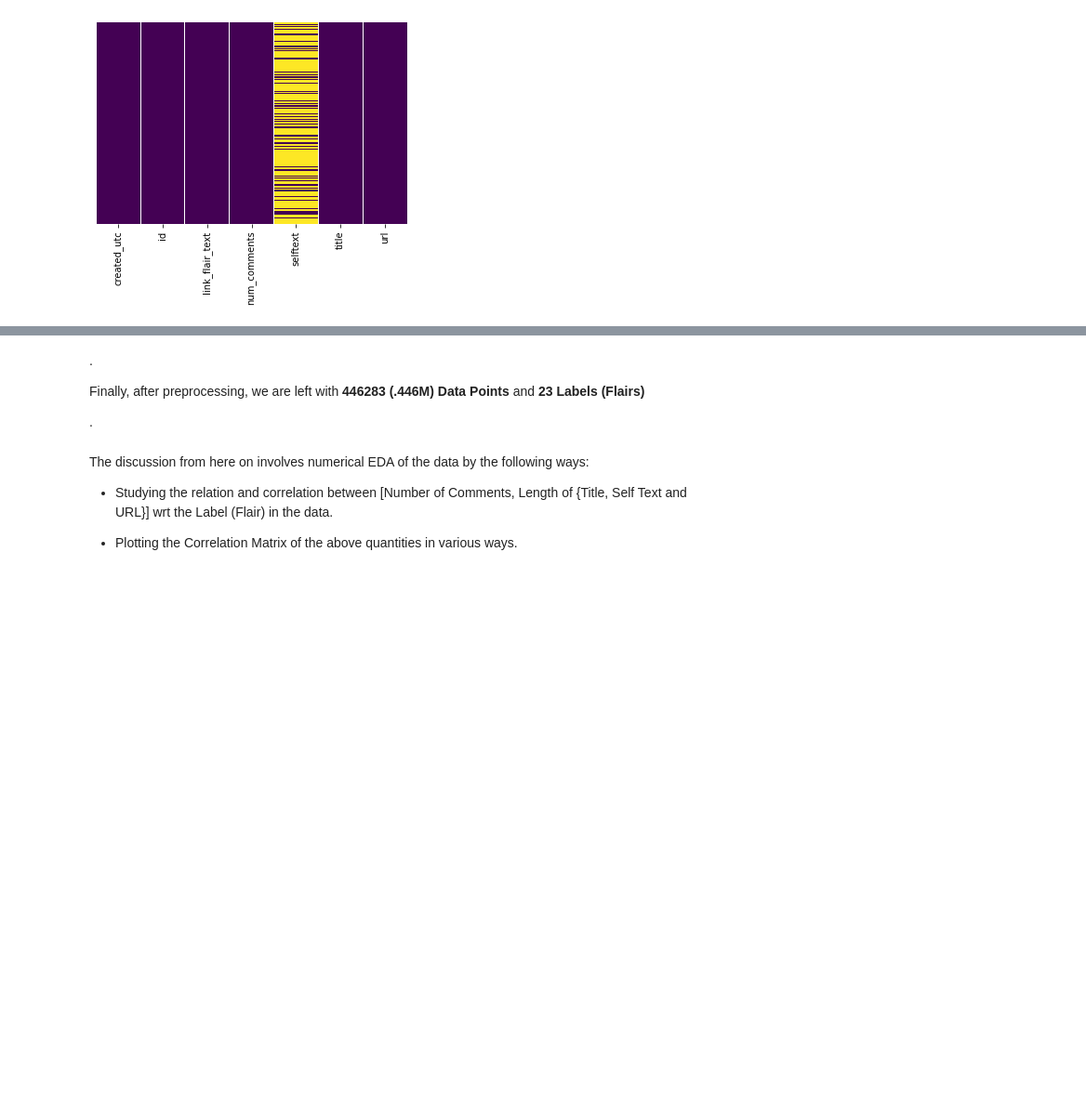
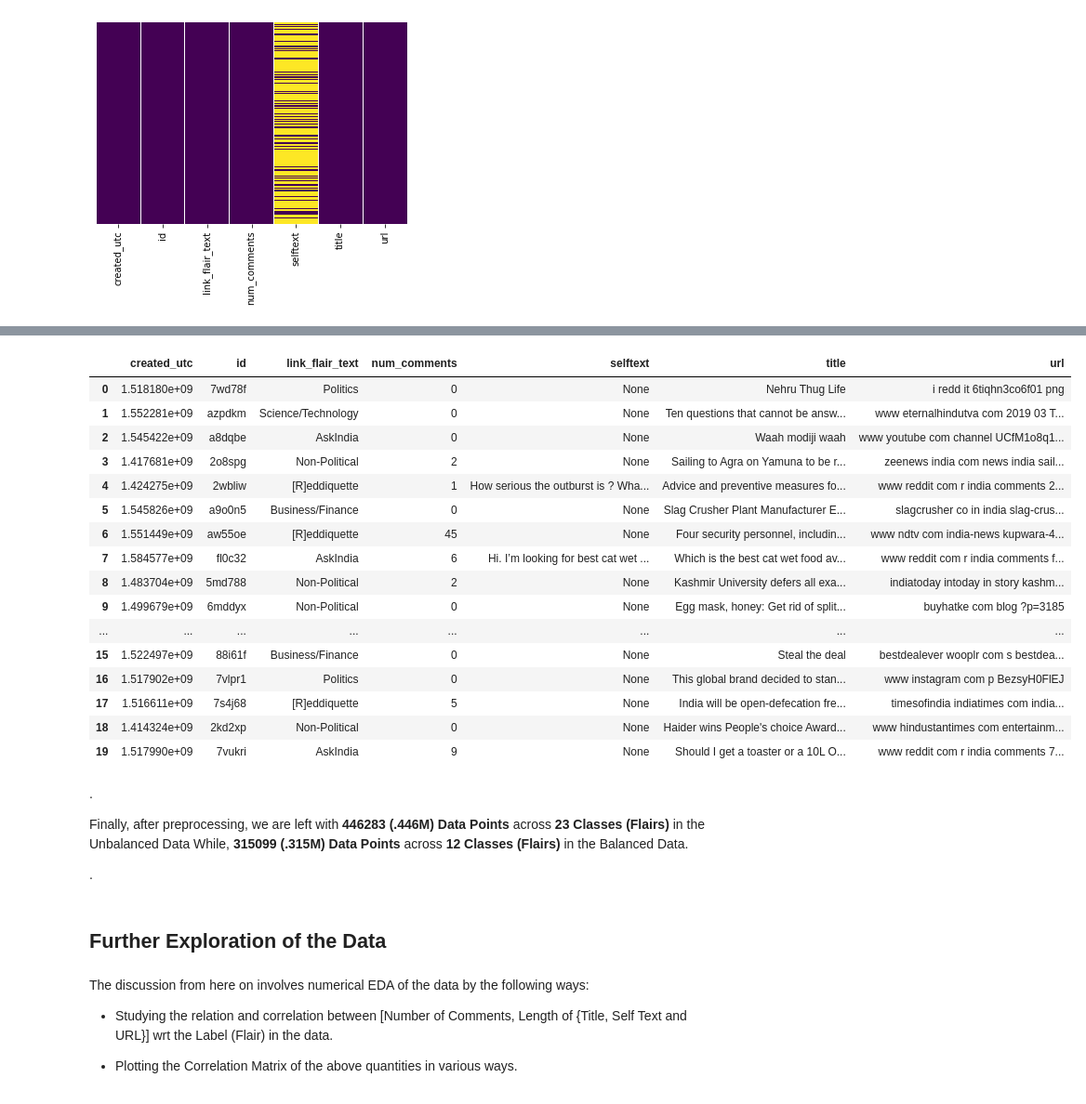
Before and after one commit to RachitBansal/RedditFlairDetector, a Jupyter notebook: 2_EDA&PreProcessing.ipynb, the cells around one changed output, grey strips where cells are left out. Shown: that part at 93% size. Drawn from its saved outputs; the diff is of its cells as text; code cells hidden in the pictures; blank space fills up the shorter version.

```diff
--- a/2_EDA&PreProcessing.ipynb
+++ b/2_EDA&PreProcessing.ipynb
@@ -228,0 +271,17 @@ df.fillna('None', inplace = True)
+# %%
+flairs_to_keep = list(set(df['link_flair_text']))
+# %%
+flairs_count = {
+    'flair': [],
+    'count': []
+}
+
+for flair in flairs_to_keep:
+  count = np.sum(df_bal.loc[:, 'link_flair_text'].values == flair)
+  flairs_count['flair'].append(flair)
+  flairs_count['count'].append(count)
+
+pd.DataFrame(flairs_count) \
+    .round(decimals=2) \
+    .sort_values('count', ascending=False) \
+    .style.bar(color=['grey', 'red'], align='zero')
@@ -228,0 +306,8 @@ df.fillna('None', inplace = True)
+# %%
+df_to_keep = []
+for flair in flairs_to_keep:
+  df_ = df_bal.loc[df['link_flair_text'] == flair]
+  if(df_.shape[0] > 4000):
+    df_to_keep.append(df_)
+# %%
+df_bal_2 = pd.concat(df_to_keep)
@@ -229,9 +343,33 @@ df.fillna('None', inplace = True)
+# %%
+df_bal_2 = df_bal_2.sample(frac=1).reset_index(drop=True)
+df_bal_2.head(20)
+# %% [output]
+|  | created_utc | id | link_flair_text | num_comments | selftext | title | url |
+| 0 | 1.518180e+09 | 7wd78f | Politics | 0 | None | Nehru Thug Life | i redd it 6tiqhn3co6f01 png |
+| 1 | 1.552281e+09 | azpdkm | Science/Technology | 0 | None | Ten questions that cannot be answ... | www eternalhindutva com 2019 03 T... |
+| 2 | 1.545422e+09 | a8dqbe | AskIndia | 0 | None | Waah modiji waah | www youtube com channel UCfM1o8q1... |
+| 3 | 1.417681e+09 | 2o8spg | Non-Political | 2 | None | Sailing to Agra on Yamuna to be r... | zeenews india com news india sail... |
+| 4 | 1.424275e+09 | 2wbliw | [R]eddiquette | 1 | How serious the outburst is ? Wha... | Advice and preventive measures fo... | www reddit com r india comments 2... |
+| 5 | 1.545826e+09 | a9o0n5 | Business/Finance | 0 | None | Slag Crusher Plant Manufacturer E... | slagcrusher co in india slag-crus... |
+| 6 | 1.551449e+09 | aw55oe | [R]eddiquette | 45 | None | Four security personnel, includin... | www ndtv com india-news kupwara-4... |
+| 7 | 1.584577e+09 | fl0c32 | AskIndia | 6 | Hi. I’m looking for best cat wet ... | Which is the best cat wet food av... | www reddit com r india comments f... |
+| 8 | 1.483704e+09 | 5md788 | Non-Political | 2 | None | Kashmir University defers all exa... | indiatoday intoday in story kashm... |
+| 9 | 1.499679e+09 | 6mddyx | Non-Political | 0 | None | Egg mask, honey: Get rid of split... | buyhatke com blog ?p=3185 |
+| ... | ... | ... | ... | ... | ... | ... | ... |
+| 15 | 1.522497e+09 | 88i61f | Business/Finance | 0 | None | Steal the deal | bestdealever wooplr com s bestdea... |
+| 16 | 1.517902e+09 | 7vlpr1 | Politics | 0 | None | This global brand decided to stan... | www instagram com p BezsyH0FlEJ |
+| 17 | 1.516611e+09 | 7s4j68 | [R]eddiquette | 5 | None | India will be open-defecation fre... | timesofindia indiatimes com india... |
+| 18 | 1.414324e+09 | 2kd2xp | Non-Political | 0 | None | Haider wins People's choice Award... | www hindustantimes com entertainm... |
+| 19 | 1.517990e+09 | 7vukri | AskIndia | 9 | None | Should I get a toaster or a 10L O... | www reddit com r india comments 7... |
 # %% [markdown]
 .
 
-Finally, after preprocessing, we are left with **446283 (.446M) Data Points** and **23 Labels (Flairs)**
+Finally, after preprocessing, we are left with **446283 (.446M) Data Points** across **23 Classes (Flairs)** in the Unbalanced Data
+While, **315099 (.315M) Data Points** across **12 Classes (Flairs)** in the Balanced Data.
 
 .
+# %% [markdown]
+## Further Exploration of the Data
 # %% [markdown]
 The discussion from here on involves numerical EDA of the data by the following ways:
 
```
Also changed, not shown: parts of 20 cells of this notebook.
